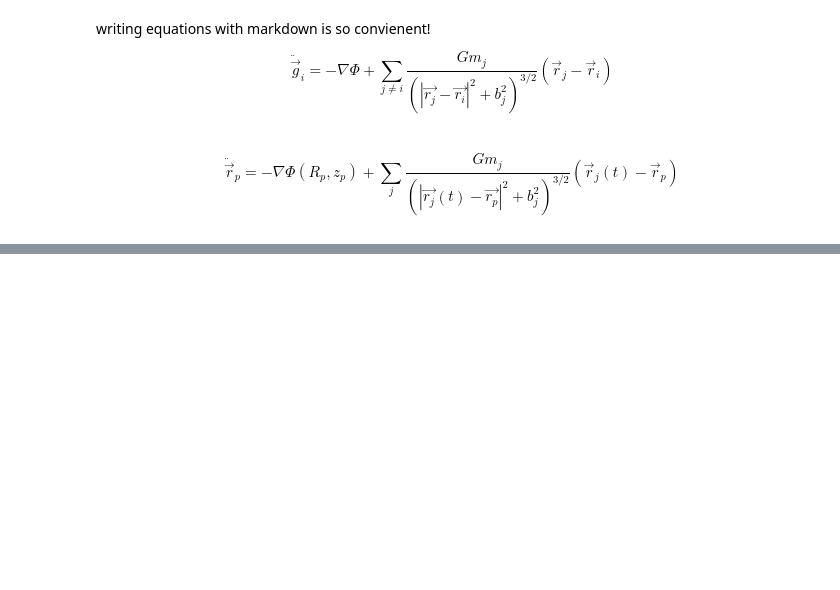
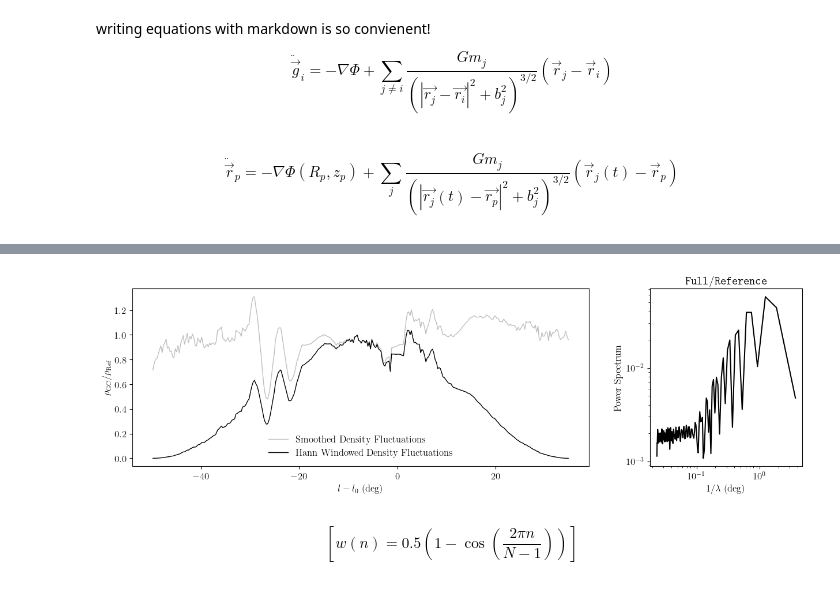
Before and after one commit to salvatore-ferrone/stream_analysis, a Jupyter notebook: figures/on_sky.ipynb, the cells around one changed output, grey strips where cells are left out. Drawn from its saved outputs; the diff is of its cells as text; code cells hidden in the pictures; blank space fills up the shorter version.

```diff
--- a/figures/on_sky.ipynb
+++ b/figures/on_sky.ipynb
@@ -133,0 +139,21 @@ $$
+# %%
+from scipy import signal
+# apply a box car filter to the data
+smoothed_normalized_counts = signal.convolve(normalized_counts, np.ones(10)/10, mode='same')
+smoothed_normalized_countsV = signal.convolve(normalized_countsV, np.ones(10)/10, mode='same')
+
+density_fluctuations = smoothed_normalized_counts/smoothed_normalized_countsV
+# Apply a Hann window
+window = signal.windows.hann(len(density_fluctuations))
+windowed_fluctuations = density_fluctuations * window
+# Compute the power spectrum using the csd routine
+
+frequencies, power_spectrum = signal.csd(windowed_fluctuations, windowed_fluctuations, window=window, nperseg=len(windowed_fluctuations))
+# convert frequencies to the units of the input data
+frequencies = frequencies * (edges[-1] - edges[0])
+# get the power spectrum of each stream
+frequenciesV, power_spectrumV = signal.csd(normalized_countsV, normalized_countsV, window=window, nperseg=len(windowed_fluctuations))
+frequency, power_spectrum = signal.csd(normalized_counts, normalized_counts, window=window, nperseg=len(windowed_fluctuations))
+# convert frequencies to the units of the input data
+frequency= frequency * (edges[-1] - edges[0])
+frequenciesV = frequenciesV * (edges[-1] - edges[0])
@@ -133,0 +196,23 @@ $$
+# %%
+fig= plt.figure(figsize=(15,4))
+gs=fig.add_gridspec(1,2,width_ratios=[3,1],wspace=0.2)
+axis=[]
+axis.append(fig.add_subplot(gs[0,0]))
+axis.append(fig.add_subplot(gs[0,1]))
+axis[0].plot(centers,density_fluctuations,color='gray',linewidth=1,alpha=0.5,label="Smoothed Density Fluctuations")
+axis[0].plot(centers,windowed_fluctuations,color='k',linewidth=1,label="Hann Windowed Density Fluctuations")
+axis[0].legend(frameon=False)
+axis[0].set_xlabel(r'$l-l_0$ (deg)')
+axis[0].set_ylabel(r'$\rho_{\mathrm{GC}}/\rho_{\mathrm{Ref}}$')
+
+
+axis[1].plot(1/frequencies[1::], np.sqrt(power_spectrum[1::]), color='k')
+axis[1].set_xlabel('1/$\lambda$ (deg)')
+axis[1].set_ylabel('Power Spectrum')
+axis[1].set_title(r'$\texttt{Full}/\texttt{Reference}$')
+axis[1].set_xscale('log')
+axis[1].set_yscale('log')
+# %% [output]
+[figure, added]
+# %% [markdown]
+$$ [ w(n) = 0.5 \left(1 - \cos\left(\frac{2\pi n}{N-1}\right)\right) ] $$
```
Also changed, not shown: parts of 4 cells of this notebook.
